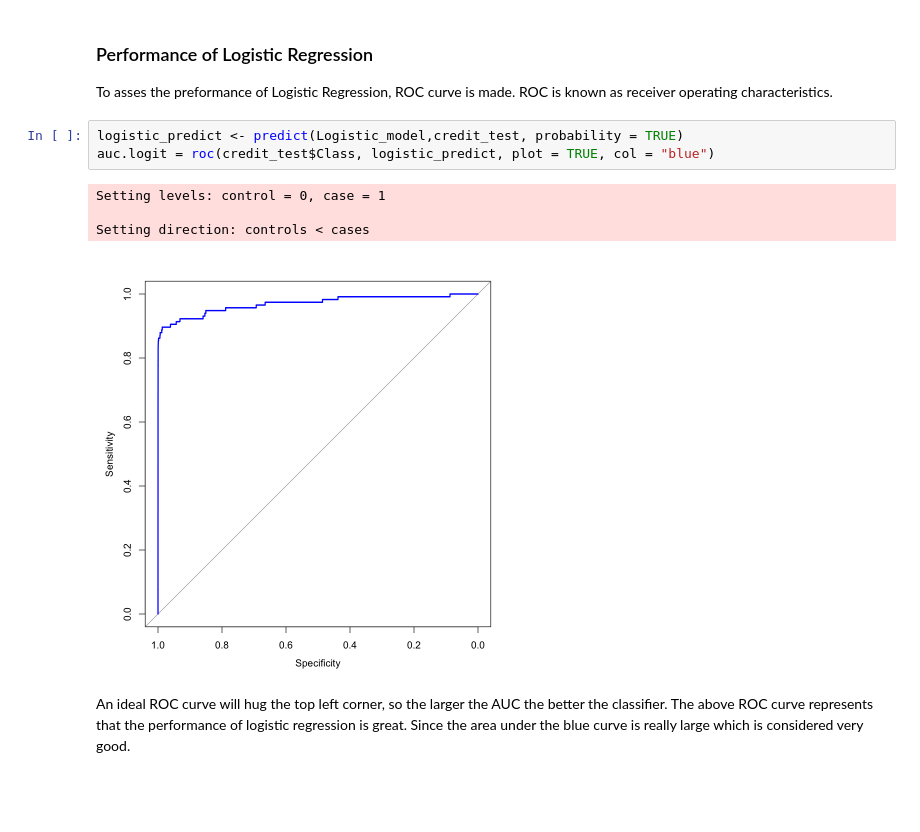
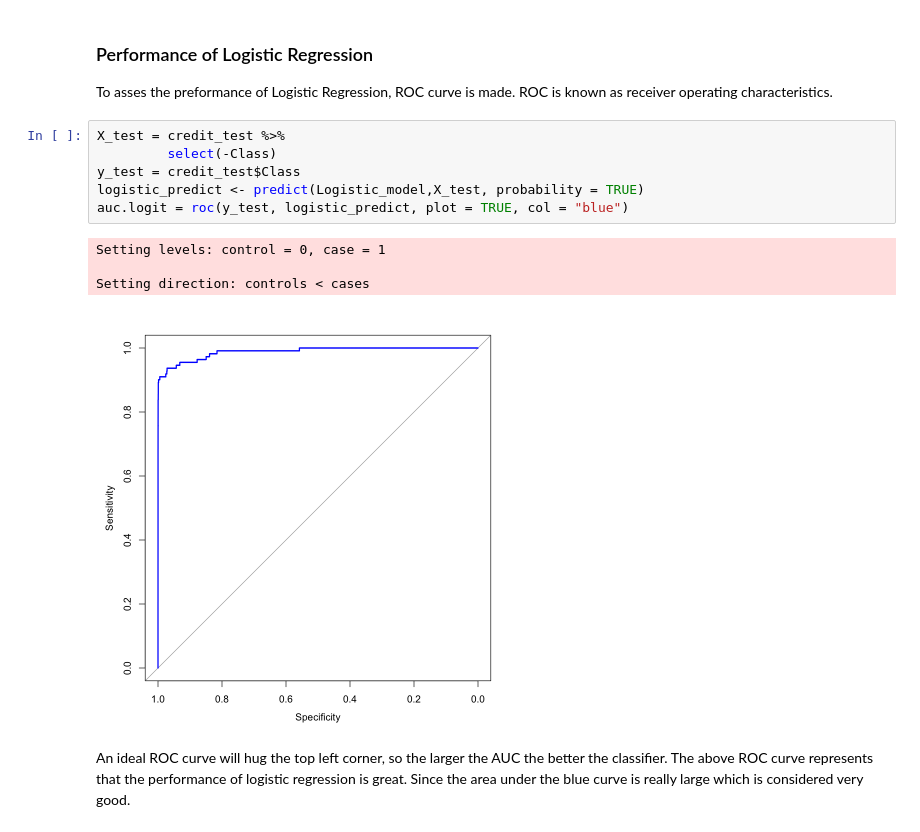
Before and after one commit to pavankumar592/CreditCard_Fraud_Detection, a Jupyter notebook: R version/Credit Card Fraud Detection.ipynb, the cells around one changed output. Cells and saved outputs as stored; diff of their text form; blank space fills up the shorter version.

```diff
--- a/R version/Credit Card Fraud Detection.ipynb
+++ b/R version/Credit Card Fraud Detection.ipynb
@@ -123,12 +123,15 @@ plot(Logistic_model)
 
 To asses the preformance of Logistic Regression, ROC curve is made. ROC is known as receiver operating characteristics.
 # %%
-logistic_predict <- predict(Logistic_model,credit_test, probability = TRUE)
-auc.logit = roc(credit_test$Class, logistic_predict, plot = TRUE, col = "blue")
+X_test = credit_test %>%
+         select(-Class)
+y_test = credit_test$Class
+logistic_predict <- predict(Logistic_model,X_test, probability = TRUE)
+auc.logit = roc(y_test, logistic_predict, plot = TRUE, col = "blue")
 # %% [output]
 Setting levels: control = 0, case = 1
 
 Setting direction: controls < cases
-[figure, old version]
+[figure, new version]
 # %% [markdown]
 An ideal ROC curve will hug the top left corner, so the larger the AUC the better the classifier. The above ROC curve represents that the performance of logistic regression is great. Since the area under the blue curve is really large which is considered very good.
```
Also changed, not shown: parts of 11 cells of this notebook.
